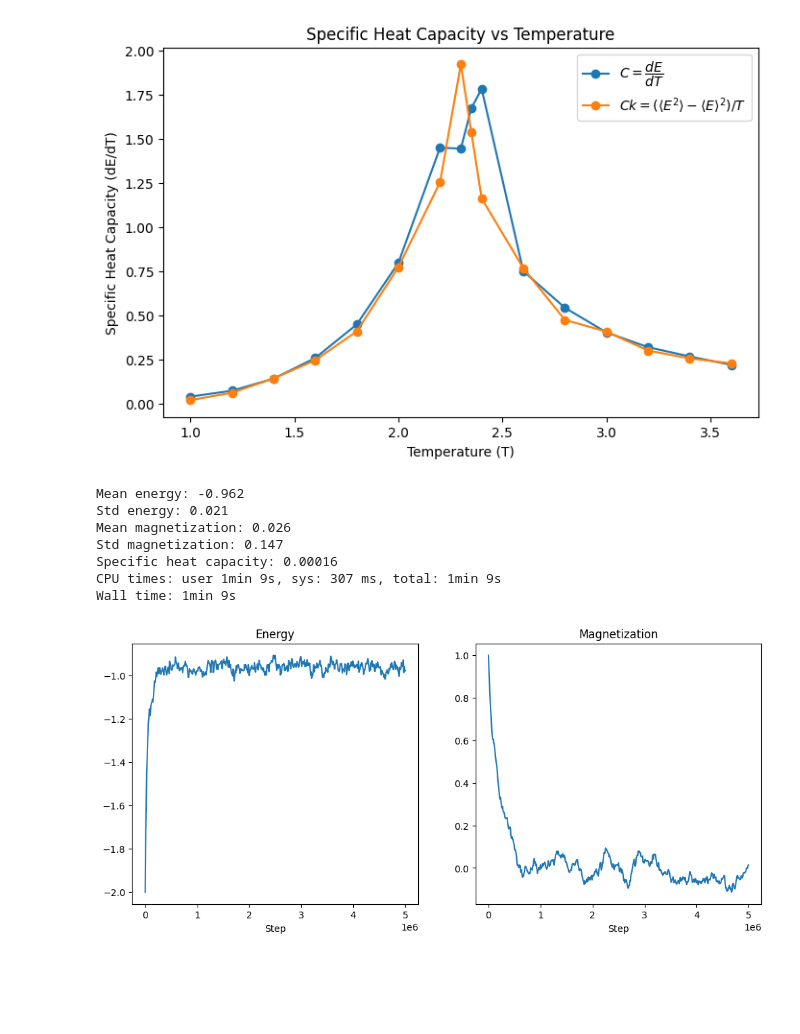
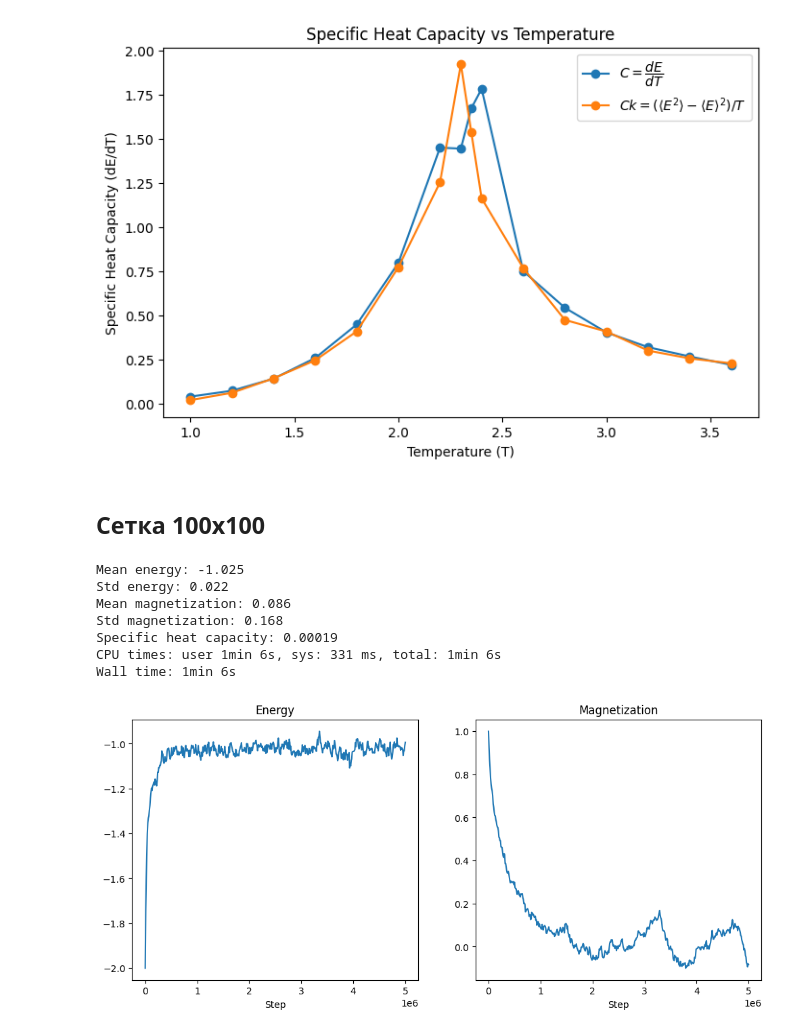
Before and after one commit to Masvelll/Statfiz, a Jupyter notebook: 1_IsingModel/main.ipynb, the cells around one changed output. Cells and saved outputs as stored; diff of their text form; code cells hidden in the pictures; blank space fills up the shorter version.

```diff
--- a/1_IsingModel/main.ipynb
+++ b/1_IsingModel/main.ipynb
@@ -6,5 +8,14 @@ from matplotlib import pyplot as plt
 # %%
 def process_log(file, temperature):
+    '''
+    Обрабатывает данные из log файлов
+
+    Args:
+        file (str): название файла
+        temperature (float): значение температуры для рассчета теплоёмкости
+
+    '''
+
 
     df = pd.read_csv(file, sep='\t')
 
@@ -20,11 +31,23 @@ def process_log(file, temperature):
     print(f'Mean energy: {energy.mean():.3f}', f'Std energy: {energy.std():.3f}', sep='\n')
     print(f'Mean magnetization: {df["MagMom"].mean():.3f}', f'Std magnetization: {df["MagMom"].std():.3f}', sep='\n')
 
-    capacity = energy.std() ** 2 / temperature
+    capacity = energy.std() ** 2 / temperature ** 2
     print(f'Specific heat capacity: {capacity:.5f}')
 # %%
 
 def ising(temperature, grid_size, ncycles, dump_rate, print_output=True, process_data=True):
+
+    """Запускает процесс расчёта модели изинга
+
+    Args:
+        temperature (float)
+        grid_size (int)
+        dump_rate (int): частота записи файлов
+        print_output (bool): флаг для печати свойств системы (энергии, магнитного момента) с частотой dump_rate
+        process_data (bool): флаг для вывода энергии и магнитного момента системы от времени в течение всей симуляции
+
+    """
+
 
     def MKstep(E, M):
 
@@ -166,18 +190,20 @@ plt.legend()
 plt.show()
 # %% [output]
 [figure]
+# %% [markdown]
+## Сетка 100x100
 # %%
 %%time
-ising(temperature=2.7, grid_size=100, ncycles=5000000, dump_rate=10000, print_output=False, process_data=True)
+ising(temperature=2.6, grid_size=100, ncycles=5000000, dump_rate=10000, print_output=False, process_data=True)
 # %% [output]
-Mean energy: -0.962
-Std energy: 0.021
-Mean magnetization: 0.026
-Std magnetization: 0.147
-Specific heat capacity: 0.00016
-CPU times: user 1min 9s, sys: 307 ms, total: 1min 9s
-Wall time: 1min 9s
+Mean energy: -1.025
+Std energy: 0.022
+Mean magnetization: 0.086
+Std magnetization: 0.168
+Specific heat capacity: 0.00019
+CPU times: user 1min 6s, sys: 331 ms, total: 1min 6s
+Wall time: 1min 6s
-[figure, old version]
+[figure, new version]
 # %%
 from concurrent.futures import ThreadPoolExecutor
 
```
Also changed, not shown: parts of 8 cells of this notebook, 1 other file.
